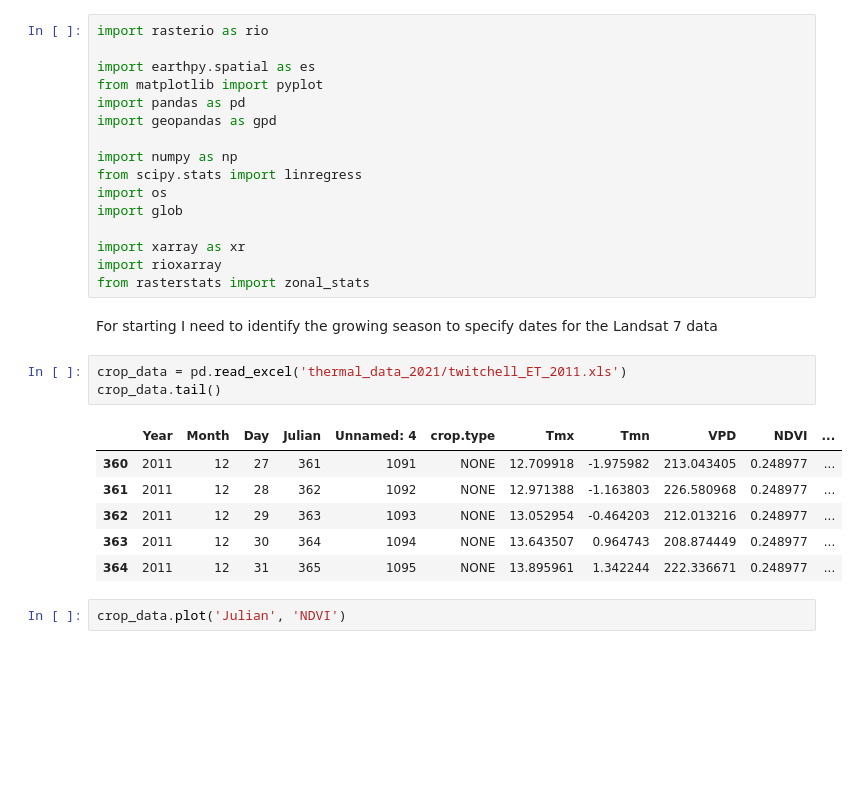
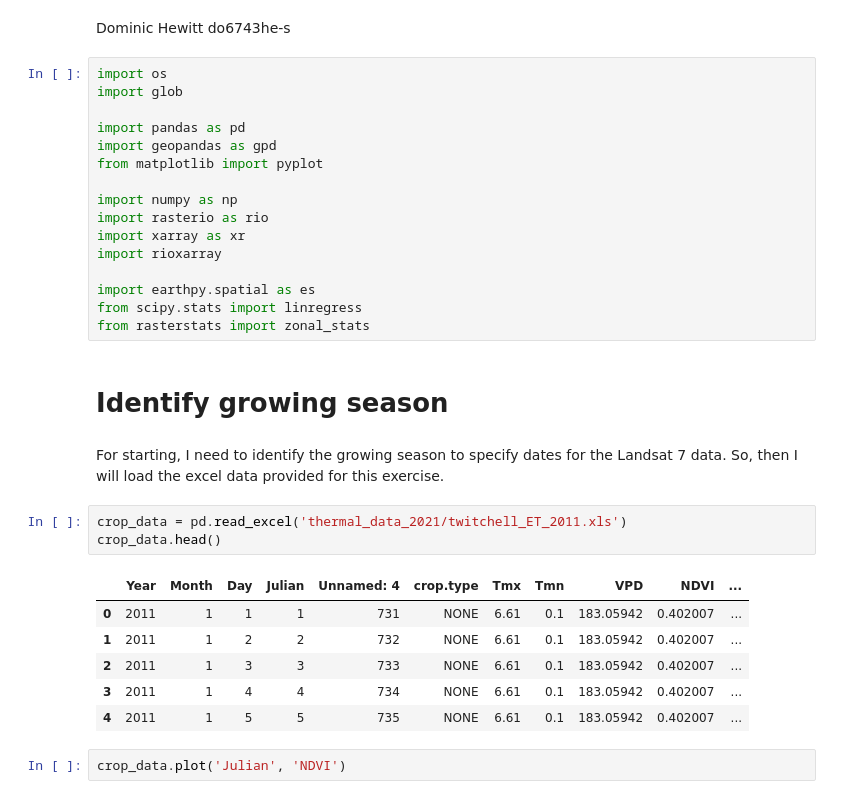
Before and after one commit to dwhew/MAP-Thermal-brightness, a Jupyter notebook: MAP-Thermal_ET.ipynb, the cells around one changed output. Cells and saved outputs as stored; diff of their text form; blank space fills up the shorter version.

```diff
--- a/MAP-Thermal_ET.ipynb
+++ b/MAP-Thermal_ET.ipynb
@@ -1,31 +1,35 @@
+# %% [markdown]
+Dominic Hewitt do6743he-s
 # %%
-import rasterio as rio
-
-import earthpy.spatial as es
-from matplotlib import pyplot
-import pandas as pd
-import geopandas as gpd
-
-import numpy as np
-from scipy.stats import linregress
 import os
 import glob
 
+import pandas as pd
+import geopandas as gpd
+from matplotlib import pyplot
+
+import numpy as np
+import rasterio as rio
 import xarray as xr
 import rioxarray
+
+import earthpy.spatial as es
+from scipy.stats import linregress
 from rasterstats import zonal_stats
+# %% [markdown]
+# Identify growing season
 # %% [markdown]
-For starting I need to identify the growing season to specify dates for the Landsat 7 data
+For starting, I need to identify the growing season to specify dates for the Landsat 7 data. So, then I will load the excel data provided for this exercise.
 # %%
 crop_data = pd.read_excel('thermal_data_2021/twitchell_ET_2011.xls')
-crop_data.tail()
+crop_data.head()
 # %% [output]
 |  | Year | Month | Day | Julian | Unnamed: 4 | crop.type | Tmx | Tmn | VPD | NDVI | ... |
-| 360 | 2011 | 12 | 27 | 361 | 1091 | NONE | 12.709918 | -1.975982 | 213.043405 | 0.248977 | ... |
-| 361 | 2011 | 12 | 28 | 362 | 1092 | NONE | 12.971388 | -1.163803 | 226.580968 | 0.248977 | ... |
-| 362 | 2011 | 12 | 29 | 363 | 1093 | NONE | 13.052954 | -0.464203 | 212.013216 | 0.248977 | ... |
-| 363 | 2011 | 12 | 30 | 364 | 1094 | NONE | 13.643507 | 0.964743 | 208.874449 | 0.248977 | ... |
-| 364 | 2011 | 12 | 31 | 365 | 1095 | NONE | 13.895961 | 1.342244 | 222.336671 | 0.248977 | ... |
+| 0 | 2011 | 1 | 1 | 1 | 731 | NONE | 6.61 | 0.1 | 183.05942 | 0.402007 | ... |
+| 1 | 2011 | 1 | 2 | 2 | 732 | NONE | 6.61 | 0.1 | 183.05942 | 0.402007 | ... |
+| 2 | 2011 | 1 | 3 | 3 | 733 | NONE | 6.61 | 0.1 | 183.05942 | 0.402007 | ... |
+| 3 | 2011 | 1 | 4 | 4 | 734 | NONE | 6.61 | 0.1 | 183.05942 | 0.402007 | ... |
+| 4 | 2011 | 1 | 5 | 5 | 735 | NONE | 6.61 | 0.1 | 183.05942 | 0.402007 | ... |
 # %%
 crop_data.plot('Julian', 'NDVI')
 # %% [output]
```
Also changed, not shown: parts of 31 cells of this notebook, 1 other file.
